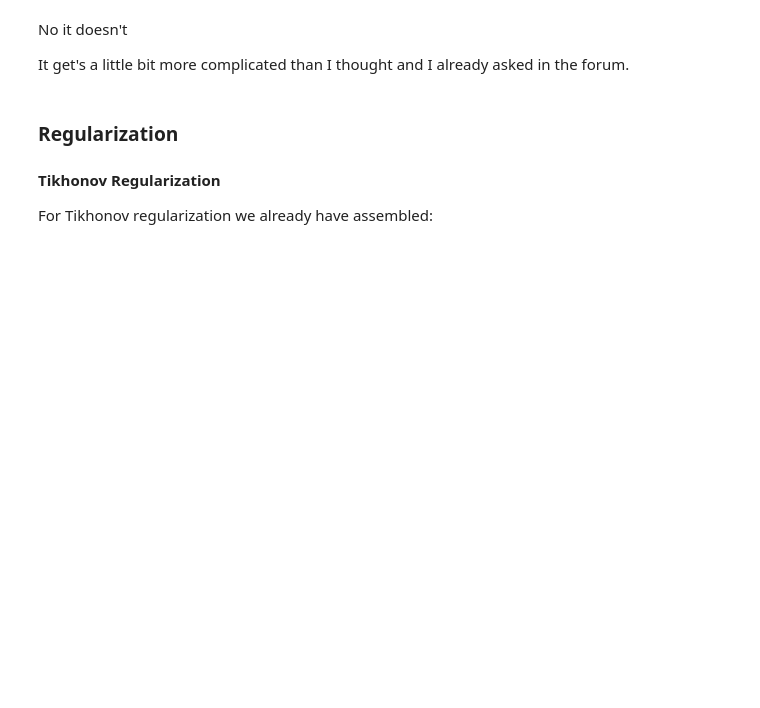
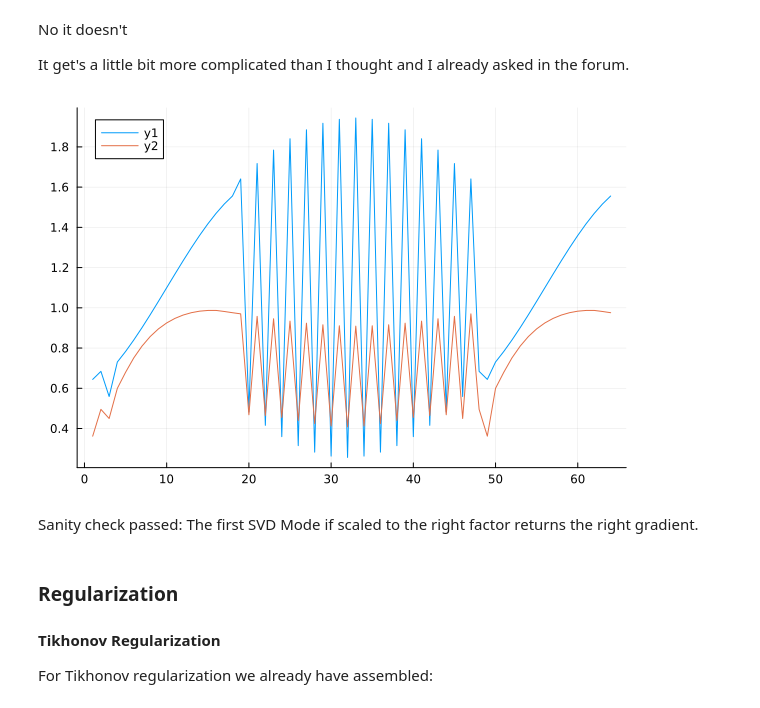
Before and after one commit to DanielBoigk/EITwithTV, a Jupyter notebook: EITwithTV.ipynb, the cells around one changed output. Saved outputs shown, nothing was run; the diff lists cells and outputs as text; code cells hidden in the pictures; blank space fills up the shorter version.

Commit message:
I see the somewhat right gradient

```diff
--- a/EITwithTV.ipynb
+++ b/EITwithTV.ipynb
@@ -495,7 +495,14 @@ No it doesn't
 It get's a little bit more complicated than I thought and I already asked in the forum.
 # %%
 # Sanity check whether the calculated gradient has any semblance with the conductivity:
-function state_adjoint_step_fac!(mode::EITMode, K_factorized, M, d,∂d ,down,up,dh::DofHandler, cellvalues::CellValues)
+δ_test = state_adjoint_step_fac!(mode_dict[1], K_st, M, d,∂d ,down,up,dh, cellvalues)
+rfactor = 3e-3
+plot(down(cond_vec))
+plot!(1.0 .- rfactor * down(δ_test))
+# %% [output]
+[figure, added]
+# %% [markdown]
+Sanity check passed: The first SVD Mode if scaled to the right factor returns the right gradient.
 # %% [markdown]
 ### Regularization
 #### Tikhonov Regularization
```
